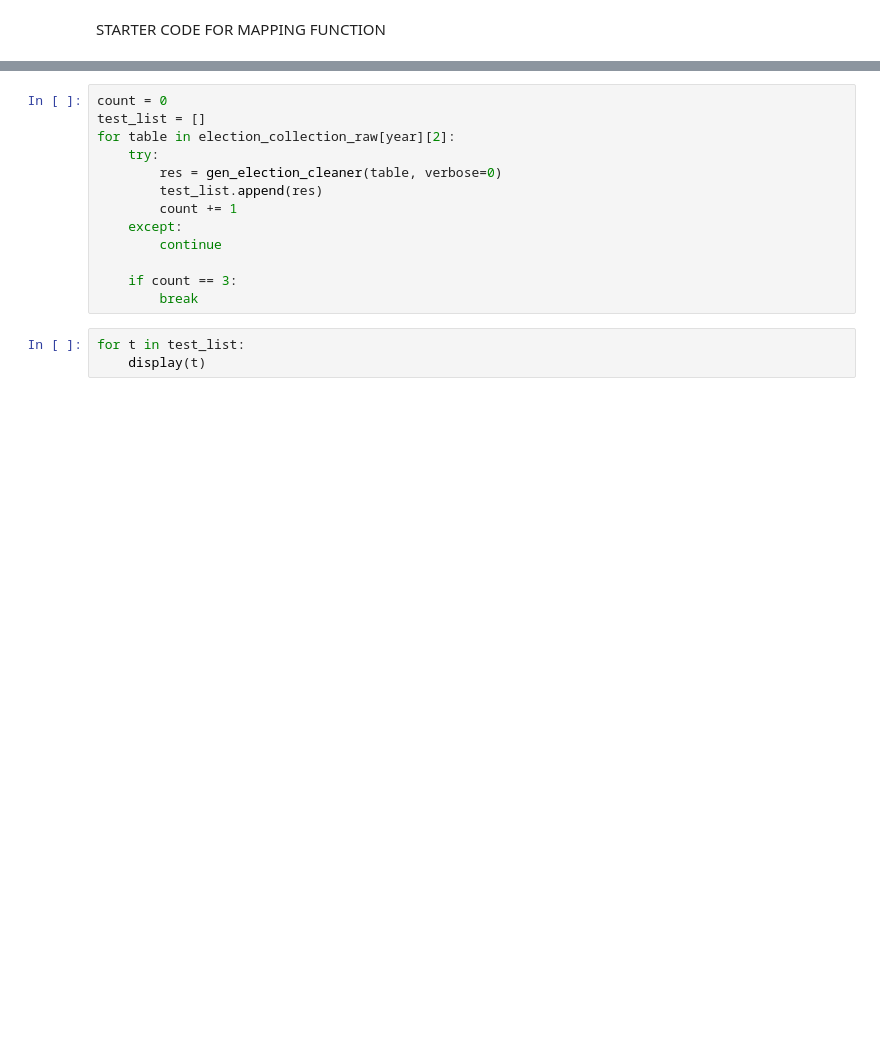
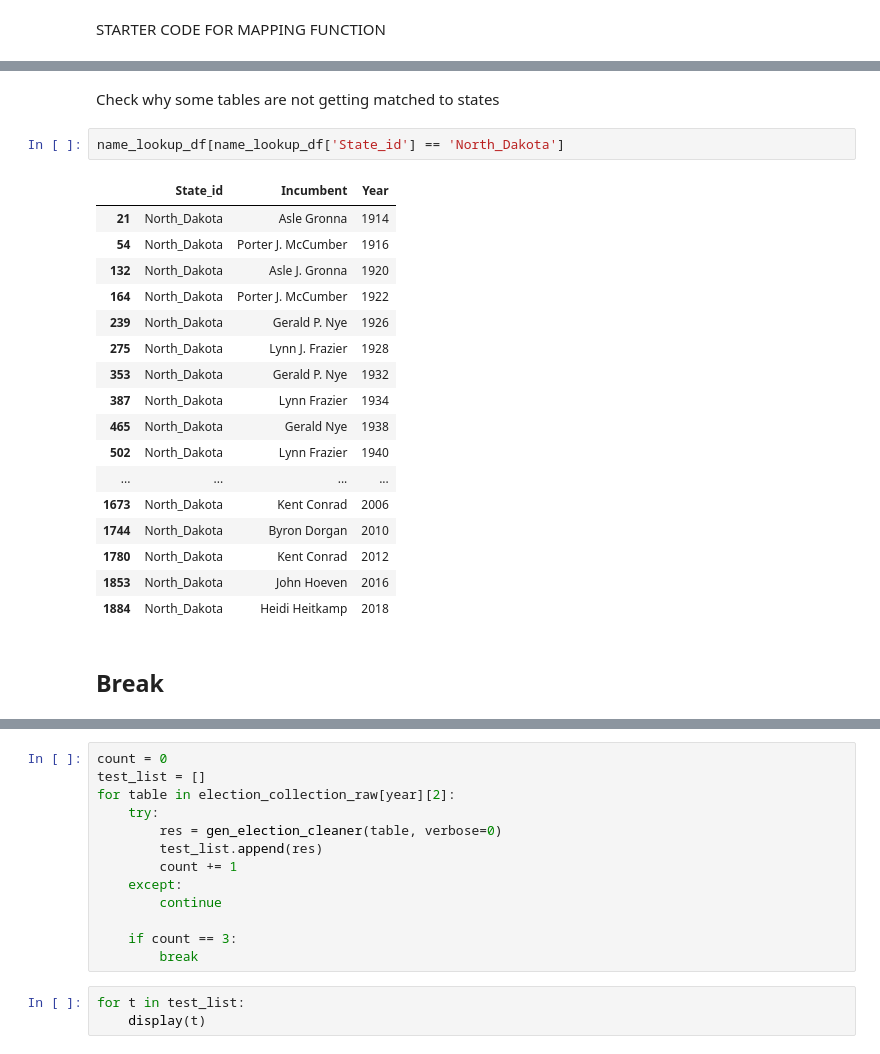
Before and after one commit to dfuller22/US_Senate_Election_Predictor, a Jupyter notebook: Playground.ipynb, the cells around one changed output, grey strips where cells are left out. Saved outputs shown, nothing was run; the diff lists cells and outputs as text; blank space fills up the shorter version.

```diff
--- a/Playground.ipynb
+++ b/Playground.ipynb
@@ -850,3 +924,27 @@ yr_sum_tables['2018']
+# %% [markdown]
+Check why some tables are not getting matched to states
+# %%
+name_lookup_df[name_lookup_df['State_id'] == 'North_Dakota']
+# %% [output]
+|  | State_id | Incumbent | Year |
+| 21 | North_Dakota | Asle Gronna | 1914 |
+| 54 | North_Dakota | Porter J. McCumber | 1916 |
+| 132 | North_Dakota | Asle J. Gronna | 1920 |
+| 164 | North_Dakota | Porter J. McCumber | 1922 |
+| 239 | North_Dakota | Gerald P. Nye | 1926 |
+| 275 | North_Dakota | Lynn J. Frazier | 1928 |
+| 353 | North_Dakota | Gerald P. Nye | 1932 |
+| 387 | North_Dakota | Lynn Frazier | 1934 |
+| 465 | North_Dakota | Gerald Nye | 1938 |
+| 502 | North_Dakota | Lynn Frazier | 1940 |
+| ... | ... | ... | ... |
+| 1673 | North_Dakota | Kent Conrad | 2006 |
+| 1744 | North_Dakota | Byron Dorgan | 2010 |
+| 1780 | North_Dakota | Kent Conrad | 2012 |
+| 1853 | North_Dakota | John Hoeven | 2016 |
+| 1884 | North_Dakota | Heidi Heitkamp | 2018 |
+# %% [markdown]
+## Break
 # %%
 for year in yr_sum_dict:
     coll = yr_sum_dict[year]
```
Also changed, not shown: parts of 33 cells of this notebook, 10 other files.
